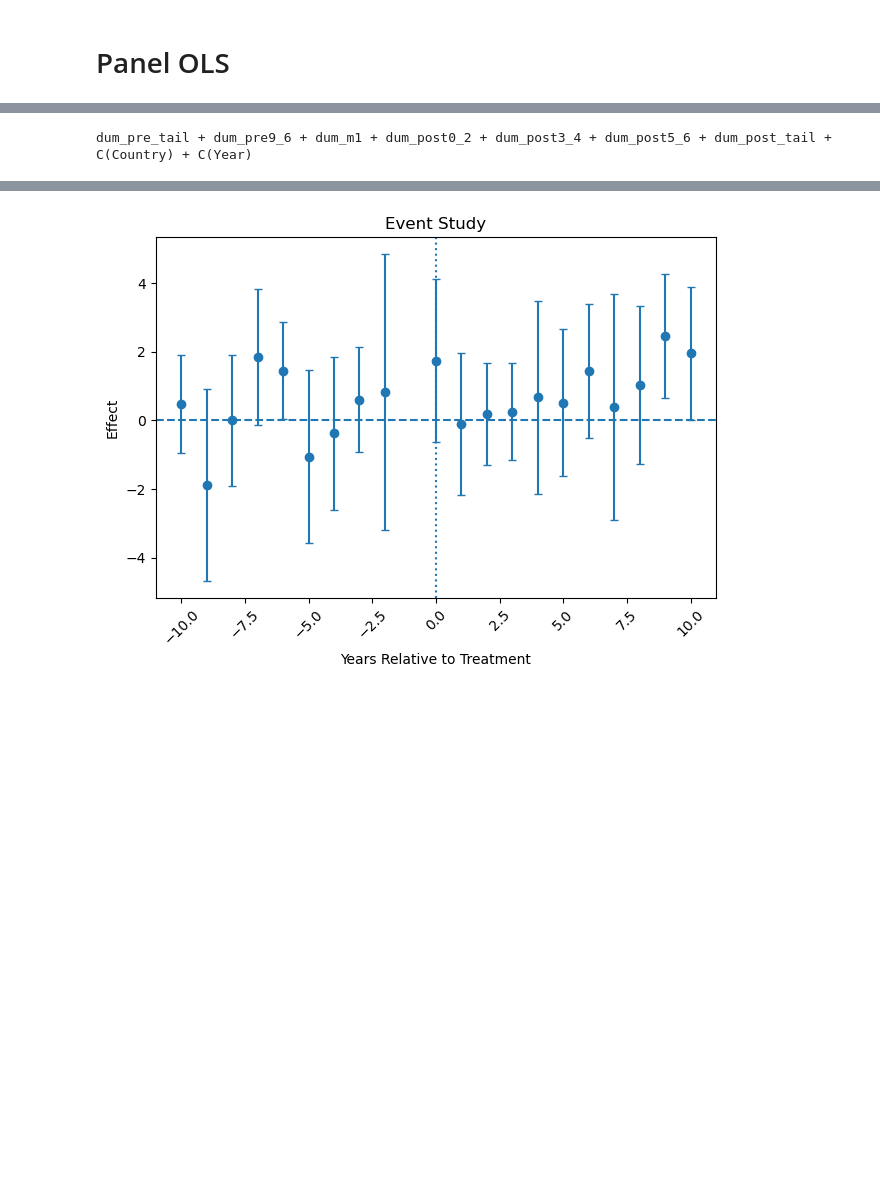
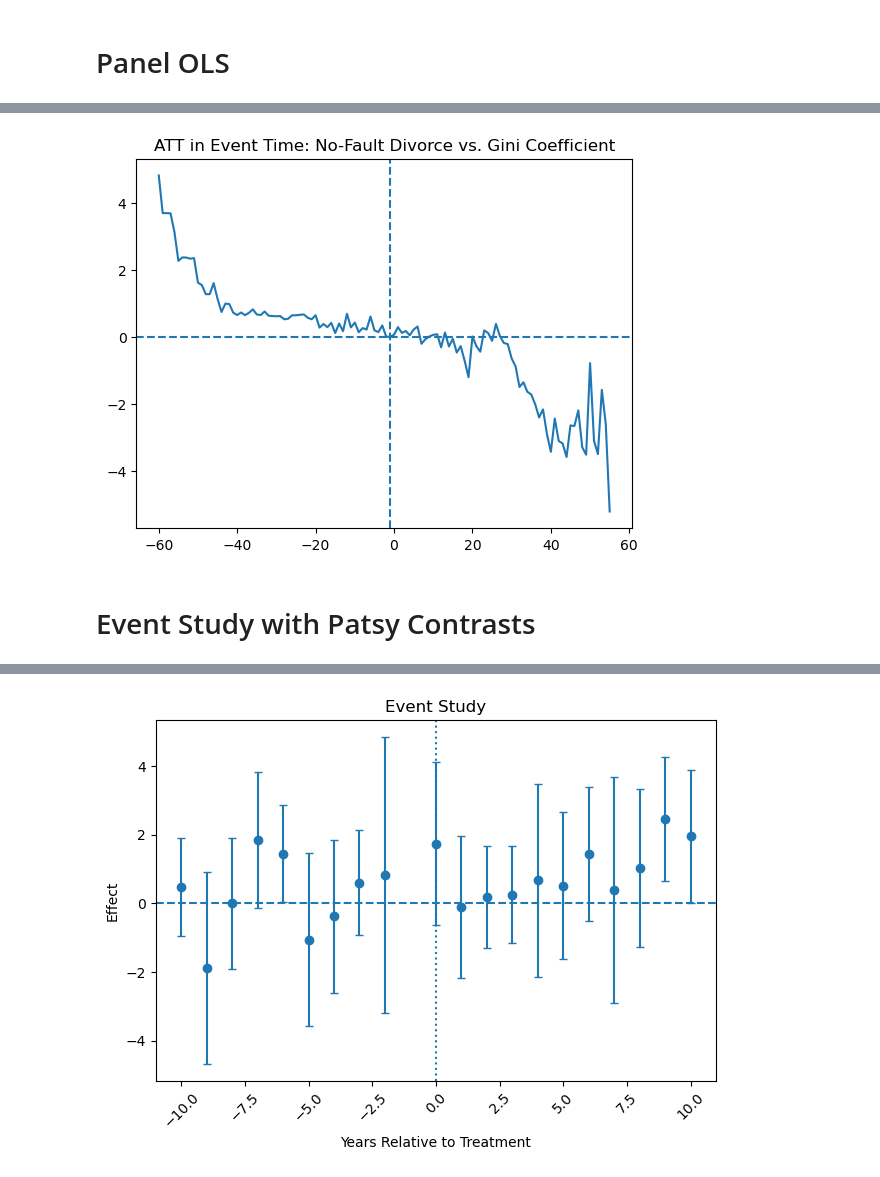
Before and after one commit to LittleBiggler/CoResidence, a Jupyter notebook: cores_causal.ipynb, the cells around one changed output, grey strips where cells are left out. Drawn from its saved outputs; the diff is of its cells as text; code cells hidden in the pictures; blank space fills up the shorter version.

```diff
--- a/cores_causal.ipynb
+++ b/cores_causal.ipynb
@@ -478,4 +507,4 @@ df_es = df_mstr.copy()
 
 # create a "relative year" column for observations and bin the tails
 
-df_es['rel_year'] = (df_es['Year'] - df_es['Treatment Year']).clip(lower=-10, upper=10)
+df_es['rel_year'] = (df_es['Year'] - df_es['Treatment Year'])
@@ -485,0 +596,6 @@ df_es['rel_year_es'] = df_es['rel_year'].replace(np.NaN, -1)
+# %%
+# save results in a dataframe
+
+cell_df = pd.DataFrame(cell_dict)
+
+cell_df
@@ -485,0 +616,9 @@ df_es['rel_year_es'] = df_es['rel_year'].replace(np.NaN, -1)
+# %%
+# create an ATT column in cell_df
+
+ATT = (cell_df['treated_ti'] - cell_df['treated_t0']) - (cell_df['control_ti'] - cell_df['control_t0'])
+
+
+cell_df['ATT'] = ATT
+
+cell_df
@@ -485,0 +639,5 @@ df_es['rel_year_es'] = df_es['rel_year'].replace(np.NaN, -1)
+# %%
+# average over e
+
+event_time_att = cell_df.groupby('event_time_i', as_index=False).agg(cell_mean=('ATT', 'mean')).dropna()
+event_time_att.head()
@@ -486 +651,19 @@ df_es['rel_year_es'] = df_es['rel_year'].replace(np.NaN, -1)
+# %%
+# plot ATT in Event Time
+
+fig, ax = plt.subplots()
+
+x_axis = event_time_att['event_time_i']
+y_axis = event_time_att['cell_mean']
+
+plt.axvline(-1, linestyle='--')
+plt.axhline(0, linestyle='--')
+
+plt.plot(x_axis, y_axis)
+plt.title("ATT in Event Time: No-Fault Divorce vs. Gini Coefficient")
+plt.show()
+# %% [output]
+[figure, added]
+# %% [markdown]
+# Event Study with Patsy Contrasts
 # %%
@@ -495,40 +680,3 @@ results = smf.ols(formula=formula, data=df_es).fit(
     cov_type = 'cluster',
     cov_kwds = {"groups":df_es['Country']}
 )
-# %%
-# try by binning and manual dummies
-
-def bin_k(k):
-    if pd.isna(k): return "never"
-    k = int(k)
-    if k <= -10: return "pre_tail"
-    if -9 <= k <= -6: return "pre9_6"
-    if -5 <= k <= -2: return "pre_core"
-    if k == -1: return "m1"
-    if 0 <= k <= 2: return "post0_2"
-    if 3 <= k <= 4: return "post3_4"
-    if 5 <= k <= 6: return "post5_6"
-    else: return "post_tail"
-
-
-# map bin names to relative year column
-df_es['bins'] = df_es['rel_year'].map(lambda x: bin_k(x))
-
-bins_ordered = list(df_es[['rel_year', 'bins']].sort_values(by='rel_year')['bins'].unique())
-
-for b in bins_ordered:
-    df_es[f"dum_{b}"] = ((df_es['Treatment'] == 1) & (df_es['bins']== b)).astype(int)
-
-# set up regression
-Y = 'Gini_recon_hybrid'
-rhs_bins = [b for b in bins_ordered if b not in ['pre_core', 'never']]
-dummy_names = [f"dum_{b}" for b in rhs_bins]
-
-rhs = " + ".join(dummy_names)+' + C(Country) + C(Year)'
-print(rhs)
-
-formula = f"{Y} ~ {rhs}"
-
-results = smf.ols(formula, data=df_es).fit(cov_type='cluster', cov_kwds={'groups':df_es['Country']})
-# %% [output]
-dum_pre_tail + dum_pre9_6 + dum_m1 + dum_post0_2 + dum_post3_4 + dum_post5_6 + dum_post_tail + C(Country) + C(Year)
```
Also changed, not shown: parts of 47 cells of this notebook.
